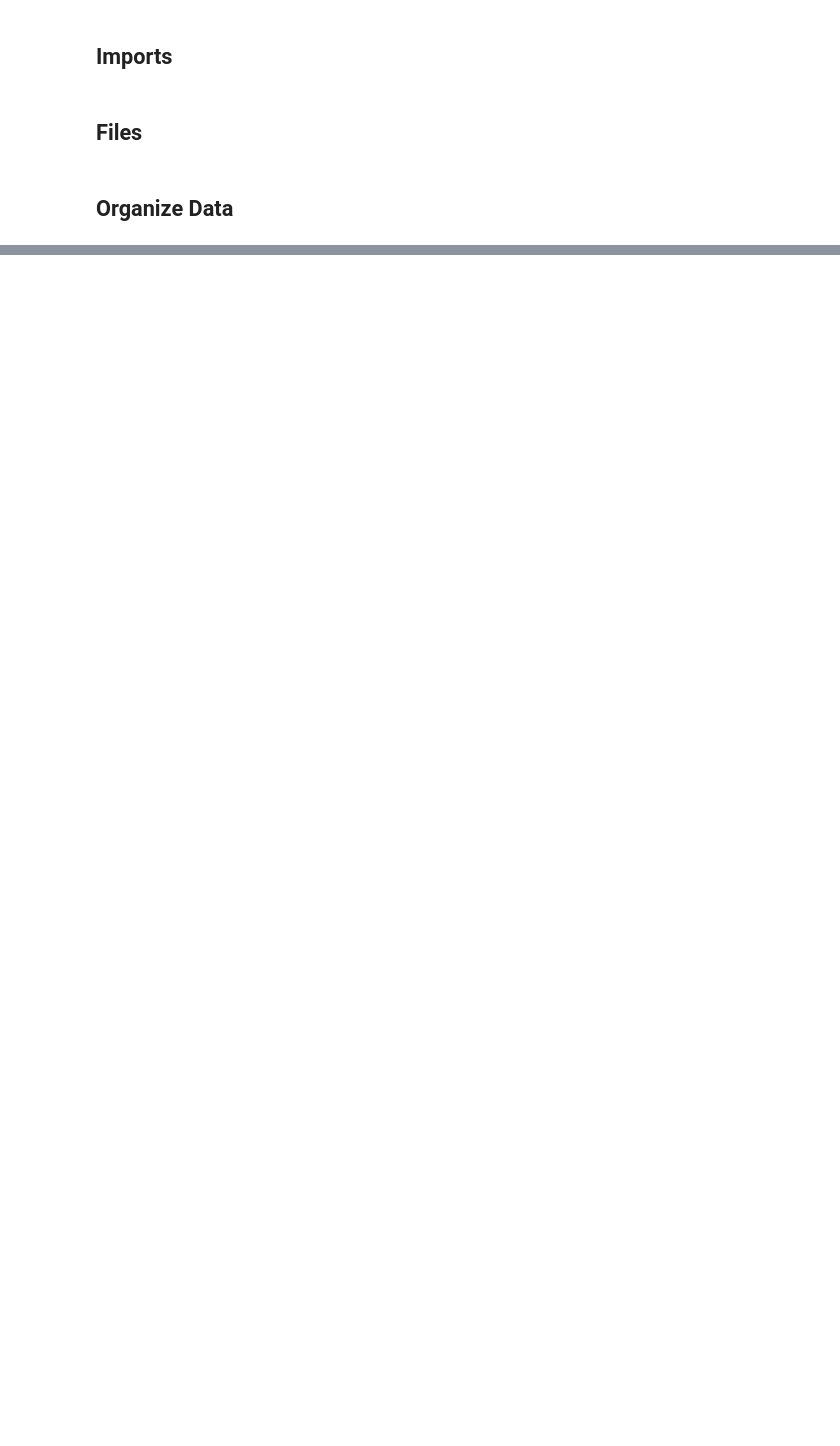
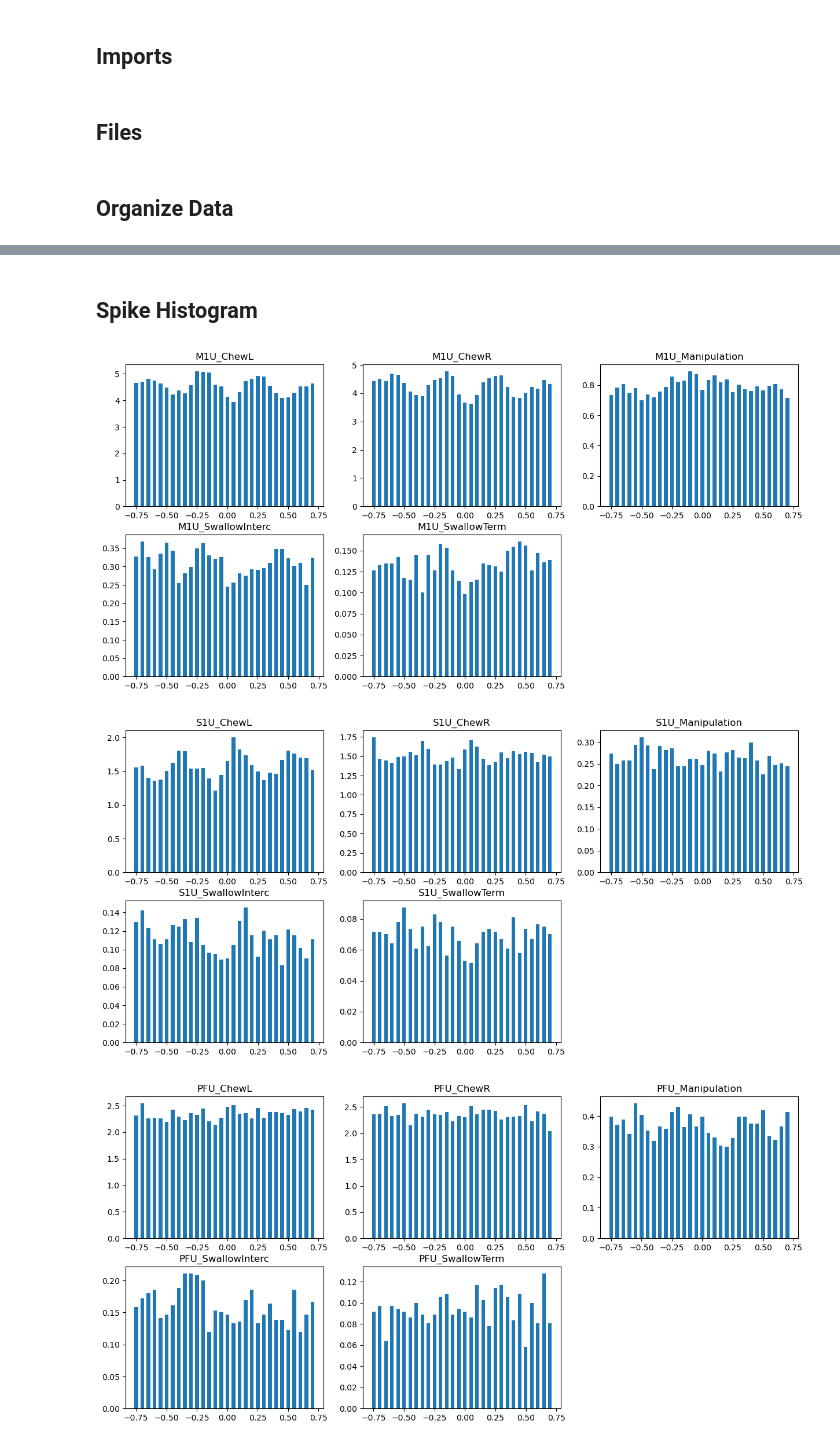
Before and after one commit to chahn317/Position_Decoding, a Jupyter notebook: Data_Analysis/Br_Analysis.ipynb, the cells around one changed output, grey strips where cells are left out. Saved outputs shown, nothing was run; the diff lists cells and outputs as text; code cells hidden in the pictures; blank space fills up the shorter version.

```diff
--- a/Data_Analysis/Br_Analysis.ipynb
+++ b/Data_Analysis/Br_Analysis.ipynb
@@ -91,0 +102,38 @@ for nr in neural_regions:
+# %% [markdown]
+## Spike Histogram
+# %%
+cycles = ["ChewL", "ChewR", "Manipulation", "SwallowInterc", "SwallowTerm"]
+cycle_path = "../spikesByCycle/"
+
+def test_cycle(data, cycle):
+    if data["cycleType"] != cycle.lower():
+        print("Expected: ", cycle)
+        print("Real: ", data["cycleType"])
+    return
+
+for d_i, d in enumerate(neural_regions):
+    plt.figure(figsize=(15, 7))
+    for c_i, c in enumerate(cycles):
+        cycle_data = scipy.io.loadmat(cycle_path + "Br_" + c)
+        test_cycle(cycle_data, c)
+
+        input = None
+        neurons = list(cycle_data["spikesByGapeCycle"][d.lower()][0, 0].dtype.names)
+        neurons.remove('cystart')
+        neurons.remove('cyend')
+        num_neurons = len(neurons)
+        for i, neuron in enumerate(neurons):
+            neuron_spikes = cycle_data["spikesByGapeCycle"][d.lower()][0, 0][neuron]
+            for j in range(neuron_spikes.shape[1]):
+                extracted = np.squeeze(neuron_spikes[0, j][0, 0][0], axis=1)
+                input = extracted if i == 0 and j == 0 else np.concatenate((input, extracted))
+
+        plt.subplot(2, 3, c_i + 1)
+        plt.title(d + "_" + c)
+        y, x = np.histogram(input, bins=30)
+        plt.bar(x[:-1], y / (num_neurons * 20), width=0.03)
+    plt.show()
+# %% [output]
+[figure, added]
+[figure, added]
+[figure, added]
```
Also changed, not shown: parts of 6 cells of this notebook, 9 other files.
